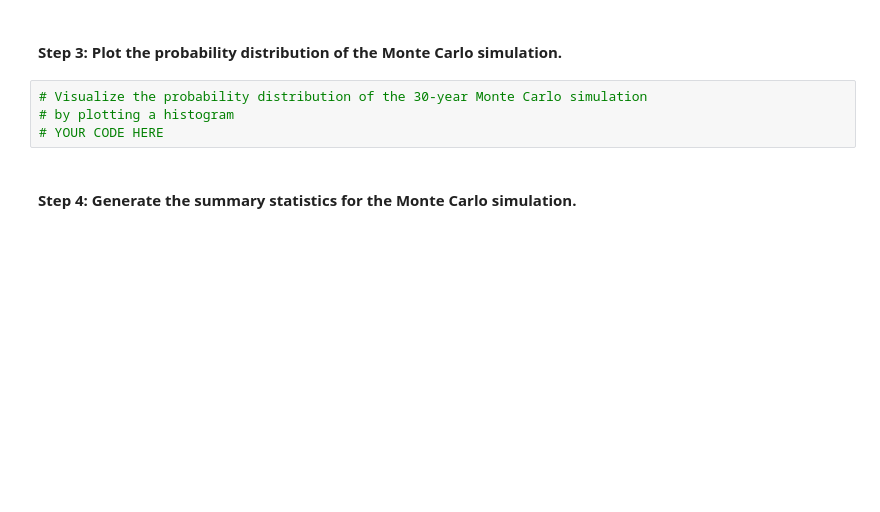
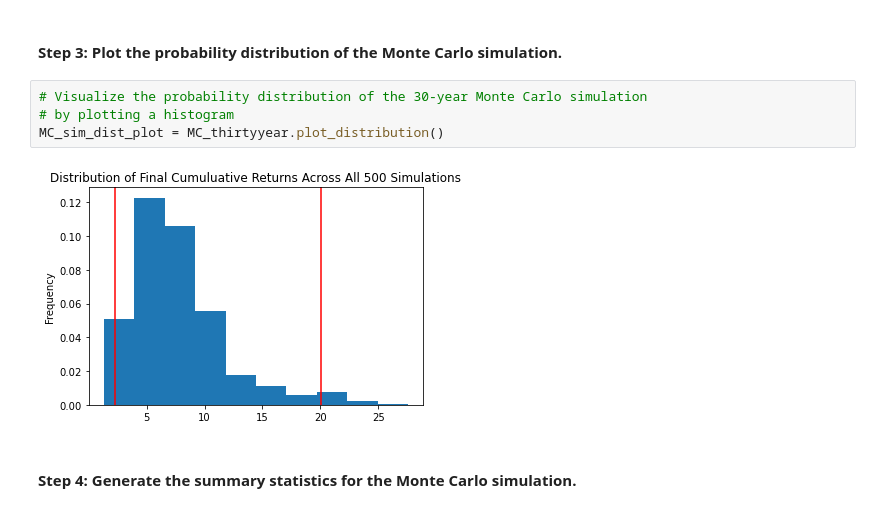
Before and after one commit to seanpatel19/Challenge-5-, a Jupyter notebook: financial_planning_tools.ipynb, the cells around one changed output. Cells and saved outputs as stored; diff of their text form; blank space fills up the shorter version.

```diff
--- a/financial_planning_tools.ipynb
+++ b/financial_planning_tools.ipynb
@@ -477,7 +541,9 @@ In this section, you’ll use the MCForecastTools library to create a Monte Carl
 # %%
 # Visualize the probability distribution of the 30-year Monte Carlo simulation
 # by plotting a histogram
-# YOUR CODE HERE
+MC_sim_dist_plot = MC_thirtyyear.plot_distribution()
+# %% [output]
+[figure, added]
 # %% [markdown]
 #### Step 4: Generate the summary statistics for the Monte Carlo simulation.
 # %%
```
Also changed, not shown: parts of 23 cells of this notebook.
